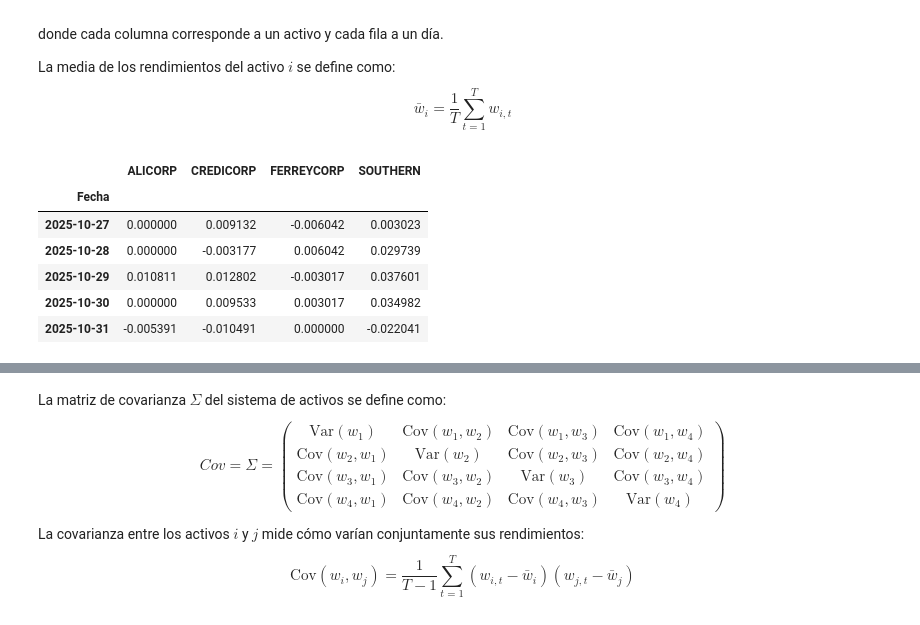
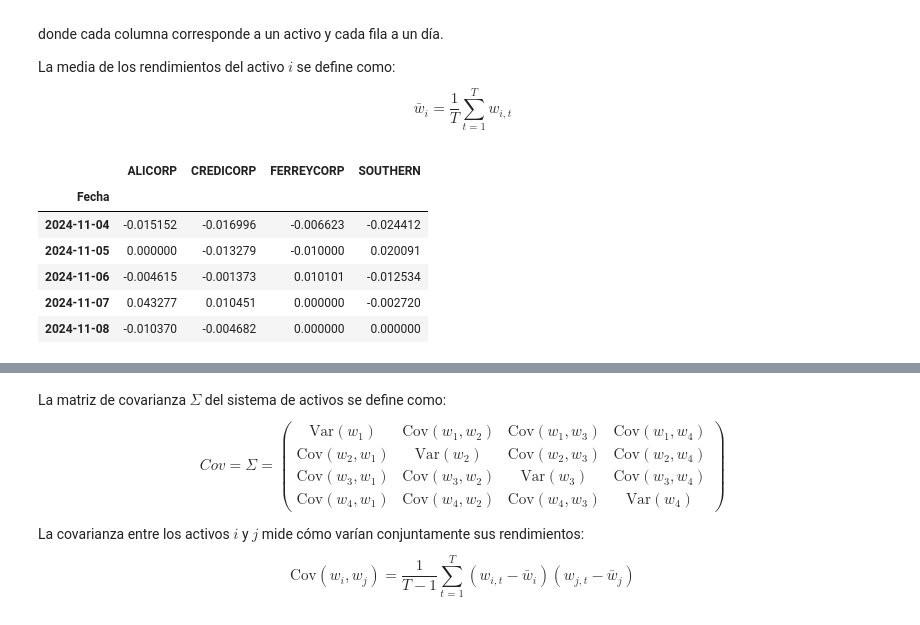
Before and after one commit to CeSaRLoPeZArTeAgA/PROBLEMAS-EN-LA-INDUSTRIA, a Jupyter notebook: DATA_BVL/EDA.ipynb, the cells around one changed output, grey strips where cells are left out. Saved outputs shown, nothing was run; the diff lists cells and outputs as text; code cells hidden in the pictures.

```diff
--- a/DATA_BVL/EDA.ipynb
+++ b/DATA_BVL/EDA.ipynb
@@ -436,29 +391,28 @@ La media de los rendimientos del activo $i$ se define como:
 # %%
 import pandas as pd
 import numpy as np
 
 df = pd.read_csv('DATA_UNIFICADA.csv')
 
 # calcular rendimientos : (X_t - X_t-1) / X_t-1
 rendimientos = df.copy()
 rendimientos.set_index('Fecha', inplace=True)
 
+for col in rendimientos.columns:
+    rendimientos[col] = (rendimientos[col] - rendimientos[col].shift(1)) / rendimientos[col].shift(1)
+
 #for col in rendimientos.columns:
-#    rendimientos[col] = (rendimientos[col] - rendimientos[col].shift(1)) / rendimientos[col].shift(1)
-
-for col in rendimientos.columns:
-    rendimientos[col] =np.log( (rendimientos[col] ) / rendimientos[col].shift(1))
+#    rendimientos[col] =np.log( (rendimientos[col] ) / rendimientos[col].shift(1))
 
 # eliminar primera fila (NaN porque no tiene dia anterior)
 rendimientos = rendimientos.dropna()
 
 rendimientos.head()
-rendimientos.tail()
 # %% [output]
 |  | ALICORP | CREDICORP | FERREYCORP | SOUTHERN |
 | Fecha |  |  |  |  |
-| 2025-10-27 | 0.000000 | 0.009132 | -0.006042 | 0.003023 |
-| 2025-10-28 | 0.000000 | -0.003177 | 0.006042 | 0.029739 |
-| 2025-10-29 | 0.010811 | 0.012802 | -0.003017 | 0.037601 |
-| 2025-10-30 | 0.000000 | 0.009533 | 0.003017 | 0.034982 |
-| 2025-10-31 | -0.005391 | -0.010491 | 0.000000 | -0.022041 |
+| 2024-11-04 | -0.015152 | -0.016996 | -0.006623 | -0.024412 |
+| 2024-11-05 | 0.000000 | -0.013279 | -0.010000 | 0.020091 |
+| 2024-11-06 | -0.004615 | -0.001373 | 0.010101 | -0.012534 |
+| 2024-11-07 | 0.043277 | 0.010451 | 0.000000 | -0.002720 |
+| 2024-11-08 | -0.010370 | -0.004682 | 0.000000 | 0.000000 |
```
Also changed, not shown: parts of 5 cells of this notebook, 3 other files.
